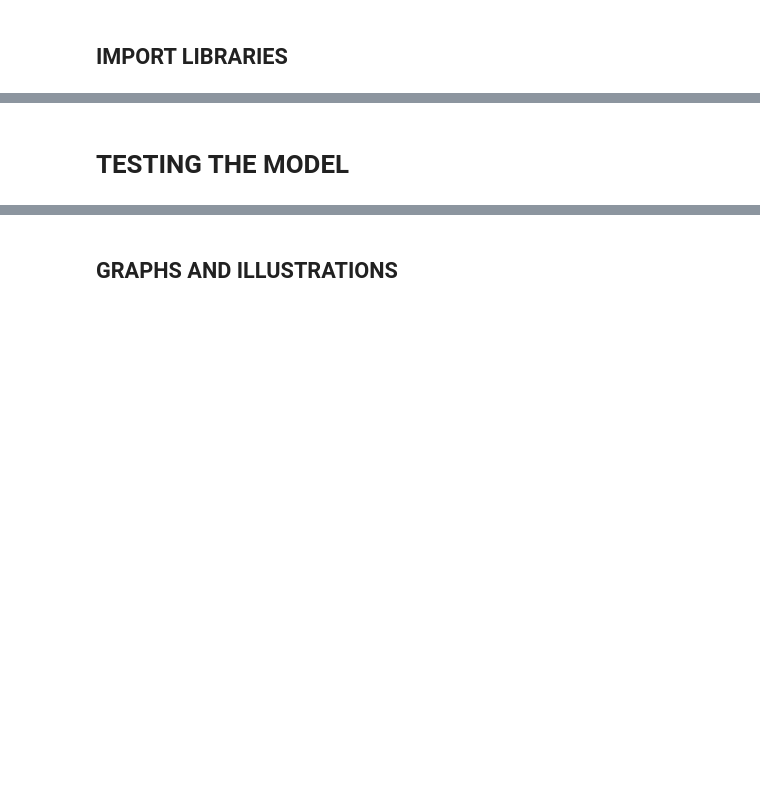
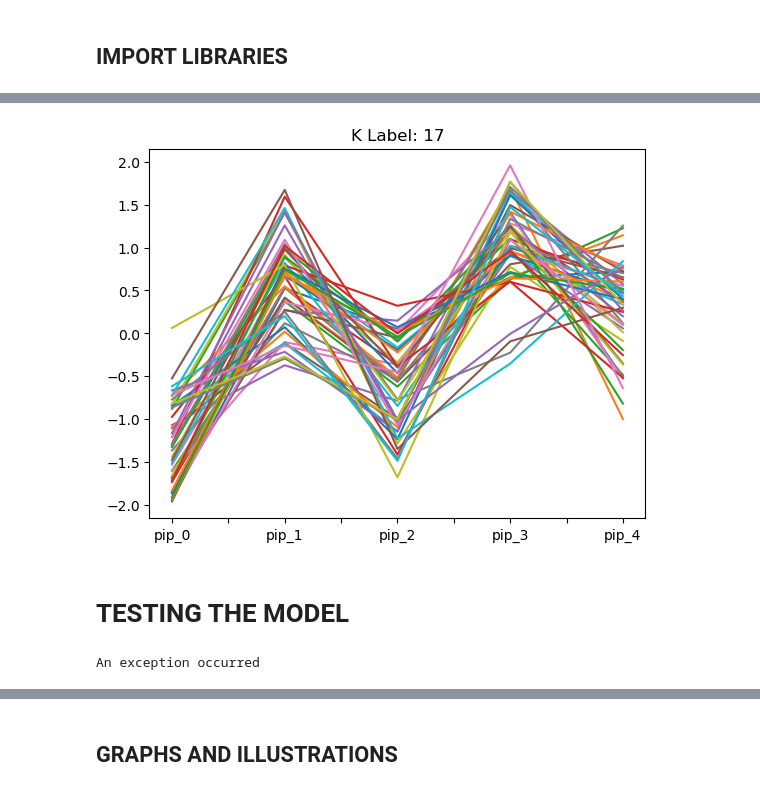
Before and after one commit to EngineerDanny/robust_algo_trader, a Jupyter notebook: kmeans/perceptually_important.ipynb, the cells around one changed output, grey strips where cells are left out. Saved outputs shown, nothing was run; the diff lists cells and outputs as text; code cells hidden in the pictures; blank space fills up the shorter version.

```diff
--- a/kmeans/perceptually_important.ipynb
+++ b/kmeans/perceptually_important.ipynb
@@ -118,9 +153,14 @@ k_label_log_ratio_df
 # %%
-m_k_label = 32
+import random
+
+m_k_label = random.choice(k_label_log_ratio_df.index)
 k_label_sub_df = train_pips_y_df[train_pips_y_df['k_label'] == m_k_label]
 for i in range(50):
     k_label_sub_df.iloc[i][['pip_0', 'pip_1', 'pip_2', 'pip_3', 'pip_4']].plot()
+plt.title(f'K Label: {m_k_label}')
 plt.show()
+# %% [output]
+[figure, added]
 # %% [markdown]
 # TESTING THE MODEL
 # %%
@@ -132,13 +172,13 @@ test_df = test_df['2008-01-01':'2008-06-01']
 # add new columns from the time column, year, month, day, hour, minute
 test_df['year'] = test_df.index.year
 test_df['month'] = test_df.index.month
-test_df['day'] = test_df.index.day
+test_df['day_of_week'] = test_df.index.day_of_week
 test_df['hour'] = test_df.index.hour
 test_df['minute'] = test_df.index.minute
 test_df
 
 n_close_points = 24
-n_perc_points = 4
+n_perc_points = 5
 dist_measure = 1
 pips_y_list = []
 future_candles = 10
@@ -151,7 +191,7 @@ for index in range(n_close_points, len(test_df)):
         j = index - 1
         pips_y_dict['year'] = test_df['year'].iloc[j]
         pips_y_dict['month'] = test_df['month'].iloc[j]
-        pips_y_dict['day'] = test_df['day'].iloc[j]
+        pips_y_dict['day_of_week'] = test_df['day_of_week'].iloc[j]
         pips_y_dict['hour'] = test_df['hour'].iloc[j]
         pips_y_dict['minute'] = test_df['minute'].iloc[j]
         pips_y_dict['close'] = test_df['close'].iloc[j]
@@ -167,6 +207,8 @@ for index in range(n_close_points, len(test_df)):
 
 pips_y_test_df = pd.DataFrame(pips_y_list)
 pips_y_test_df_np = pips_y_test_df.to_numpy()
+# %% [output]
+An exception occurred
 # %%
 np.random.seed(5)
 # standard scale the 'hour', 'minute', 'current_log_ratio' columns
```
Also changed, not shown: parts of 5 cells of this notebook.
